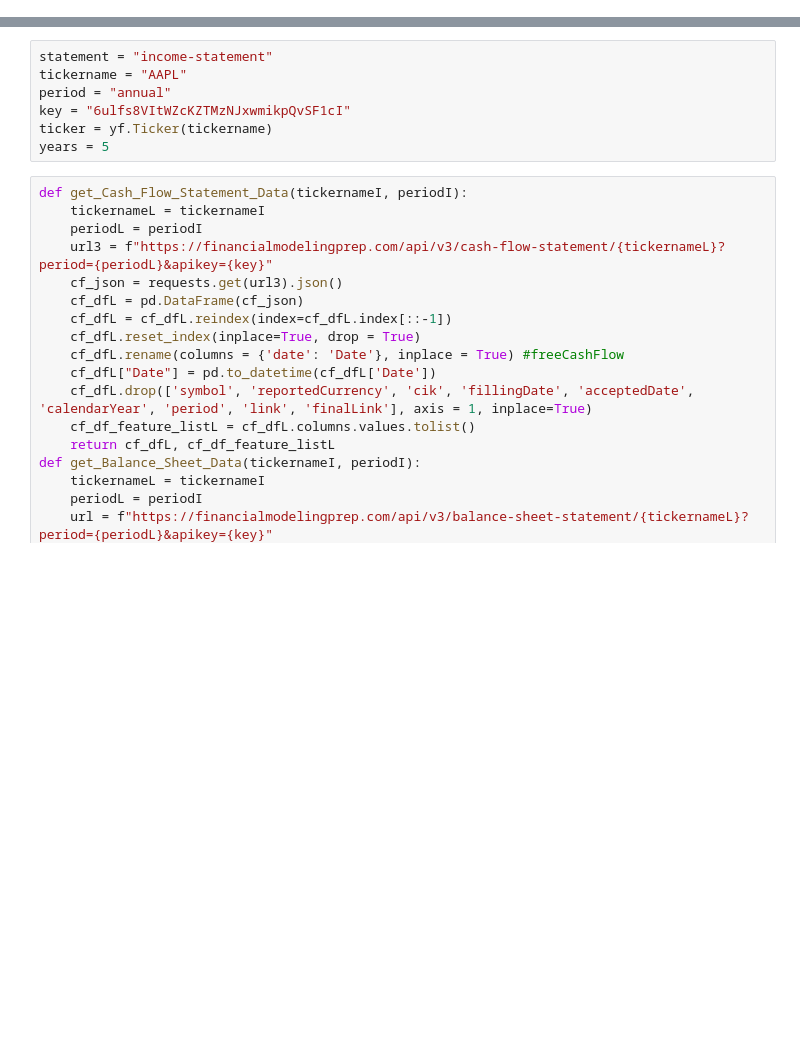
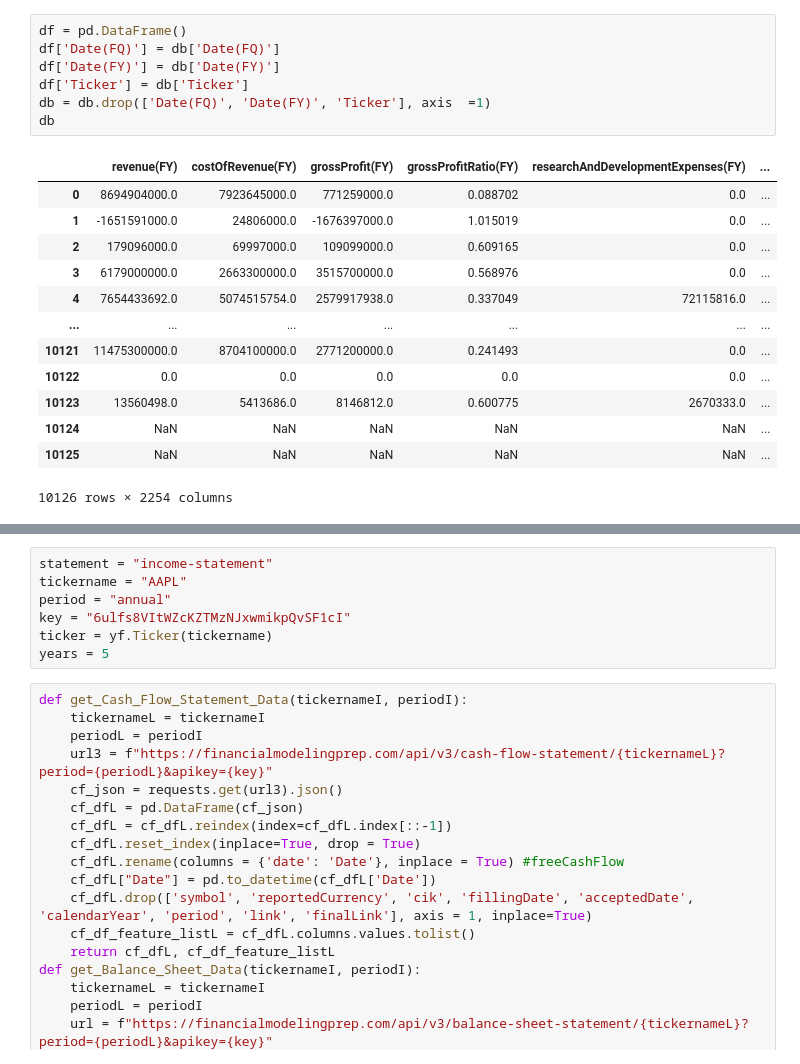
Before and after one commit to Hamza-joosub/StonksModels, a Jupyter notebook: WebAPP.ipynb, the cells around one changed output, grey strips where cells are left out. Cells and saved outputs as stored; diff of their text form; blank space fills up the shorter version.

```diff
--- a/WebAPP.ipynb
+++ b/WebAPP.ipynb
@@ -14,0 +38,21 @@ warnings.simplefilter(action='ignore', category=pd.errors.PerformanceWarning)
+# %%
+df = pd.DataFrame()
+df['Date(FQ)'] = db['Date(FQ)']
+df['Date(FY)'] = db['Date(FY)']
+df['Ticker'] = db['Ticker']
+db = db.drop(['Date(FQ)', 'Date(FY)', 'Ticker'], axis  =1)
+db
+# %% [output]
+|  | revenue(FY) | costOfRevenue(FY) | grossProfit(FY) | grossProfitRatio(FY) | researchAndDevelopmentExpenses(FY) | ... |
+| 0 | 8694904000.0 | 7923645000.0 | 771259000.0 | 0.088702 | 0.0 | ... |
+| 1 | -1651591000.0 | 24806000.0 | -1676397000.0 | 1.015019 | 0.0 | ... |
+| 2 | 179096000.0 | 69997000.0 | 109099000.0 | 0.609165 | 0.0 | ... |
+| 3 | 6179000000.0 | 2663300000.0 | 3515700000.0 | 0.568976 | 0.0 | ... |
+| 4 | 7654433692.0 | 5074515754.0 | 2579917938.0 | 0.337049 | 72115816.0 | ... |
+| ... | ... | ... | ... | ... | ... | ... |
+| 10121 | 11475300000.0 | 8704100000.0 | 2771200000.0 | 0.241493 | 0.0 | ... |
+| 10122 | 0.0 | 0.0 | 0.0 | 0.0 | 0.0 | ... |
+| 10123 | 13560498.0 | 5413686.0 | 8146812.0 | 0.600775 | 2670333.0 | ... |
+| 10124 | NaN | NaN | NaN | NaN | NaN | ... |
+| 10125 | NaN | NaN | NaN | NaN | NaN | ... |
+10126 rows × 2254 columns
```
Also changed, not shown: parts of 18 cells of this notebook, 4 other files.
